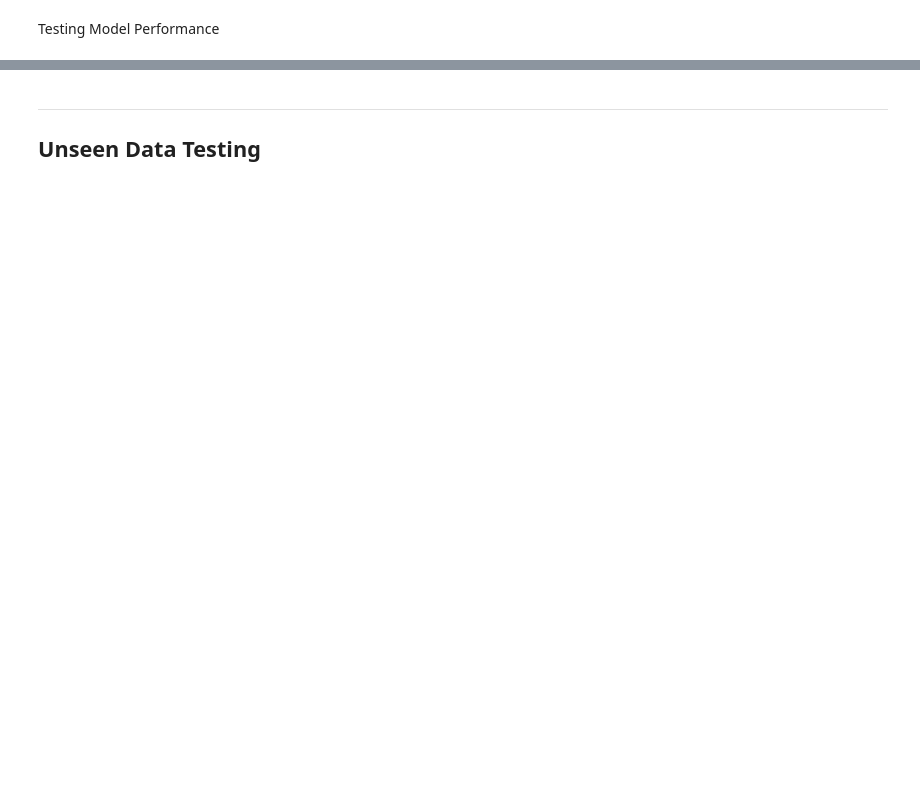
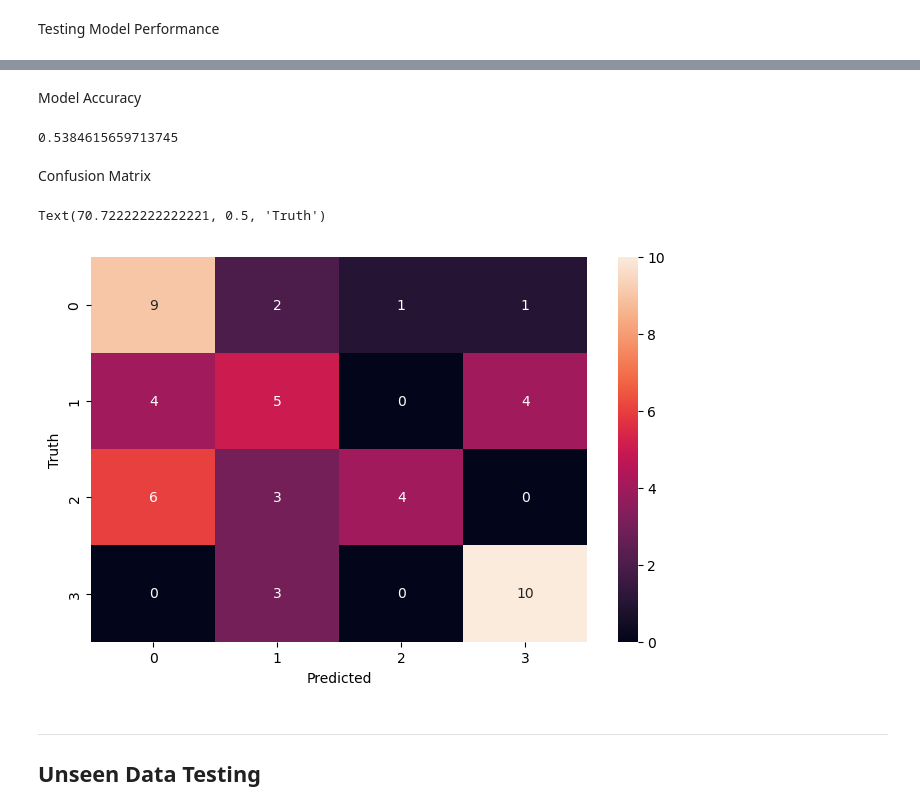
Before and after one commit to hasnaynajmal/oceanvue.buic, a Jupyter notebook: data-preprocessng-sample/temp_model.ipynb, the cells around one changed output, grey strips where cells are left out. Cells and saved outputs as stored; diff of their text form; code cells hidden in the pictures; blank space fills up the shorter version.

```diff
--- a/data-preprocessng-sample/temp_model.ipynb
+++ b/data-preprocessng-sample/temp_model.ipynb
@@ -298,7 +393,6 @@ model.add(Activation('relu'))
 model.add(Dropout(0.5))
 
 ###final layer
-model.add(Dense(num_labels))
-model.add(Activation('softmax'))
+model.add(Dense(len(np.unique(y_train)), activation='softmax'))
 # %%
 model.summary()
@@ -305,15 +417,13 @@ model.summary()
 # %%
-model.compile(loss='categorical_crossentropy',metrics=['accuracy'],optimizer='adam')
+model.compile(optimizer='adam', loss='sparse_categorical_crossentropy', metrics=['accuracy'])
 # %%
-num_epochs = 1500
+num_epochs = 500
 num_batch_size = 32
 
-checkpointer = ModelCheckpoint(filepath='saved_models/audio_classification.hdf5',
-                               verbose=1, save_best_only=True)
+checkpointer = ModelCheckpoint(filepath='saved_models/audio_classification.hdf5',verbose=1, save_best_only=True)
 start = datetime.now()
 
-model.fit(X_train, y_train, batch_size=num_batch_size, epochs=num_epochs, validation_data=(X_test, y_test), callbacks=[checkpointer], verbose=1)
-
+model.fit(X_train, y_train_encoded, batch_size=num_batch_size, epochs=num_epochs, validation_data=(X_test, y_test_encoded), callbacks=[checkpointer], verbose=1)
 
 duration = datetime.now() - start
 print("Training completed in time: ", duration)
@@ -321,0 +454,10 @@ Testing Model Performance
+# %%
+y_pred = model.predict(X_test)
+y_pred_classes = np.argmax(y_pred, axis=1)
+
+# Decode labels
+y_test_decoded = label_encoder.inverse_transform(y_test_encoded)
+y_pred_decoded = label_encoder.inverse_transform(y_pred_classes)
+
+# Print classification report
+print(classification_report(y_test_decoded, y_pred_decoded))
@@ -322,6 +476,21 @@ Testing Model Performance
+# %% [markdown]
+Model Accuracy
 # %%
-test_accuracy=model.evaluate(X_test,y_test,verbose=0)
+test_accuracy=model.evaluate(X_test,y_test_encoded,verbose=0)
 print(test_accuracy[1])
+# %% [output]
+0.5384615659713745
+# %% [markdown]
+Confusion Matrix
+# %%
+cm = confusion_matrix(y_test_decoded, y_pred_decoded)
+plt.figure(figsize = (8,5))
+sn.heatmap(cm, annot=True)
+plt.xlabel('Predicted')
+plt.ylabel('Truth')
+# %% [output]
+Text(70.72222222222221, 0.5, 'Truth')
+[figure, added]
 # %% [markdown]
 ---------------
 Unseen Data Testing
```
Also changed, not shown: parts of 24 cells of this notebook, 3 other files.
